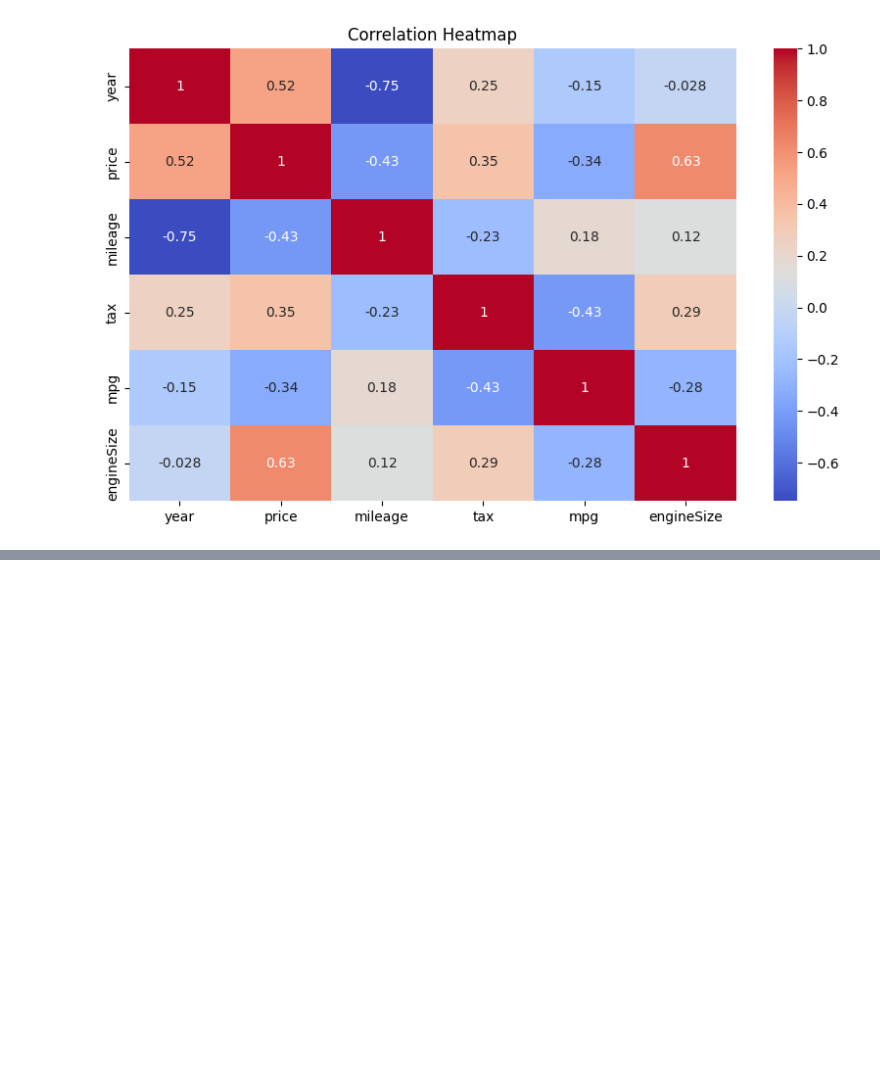
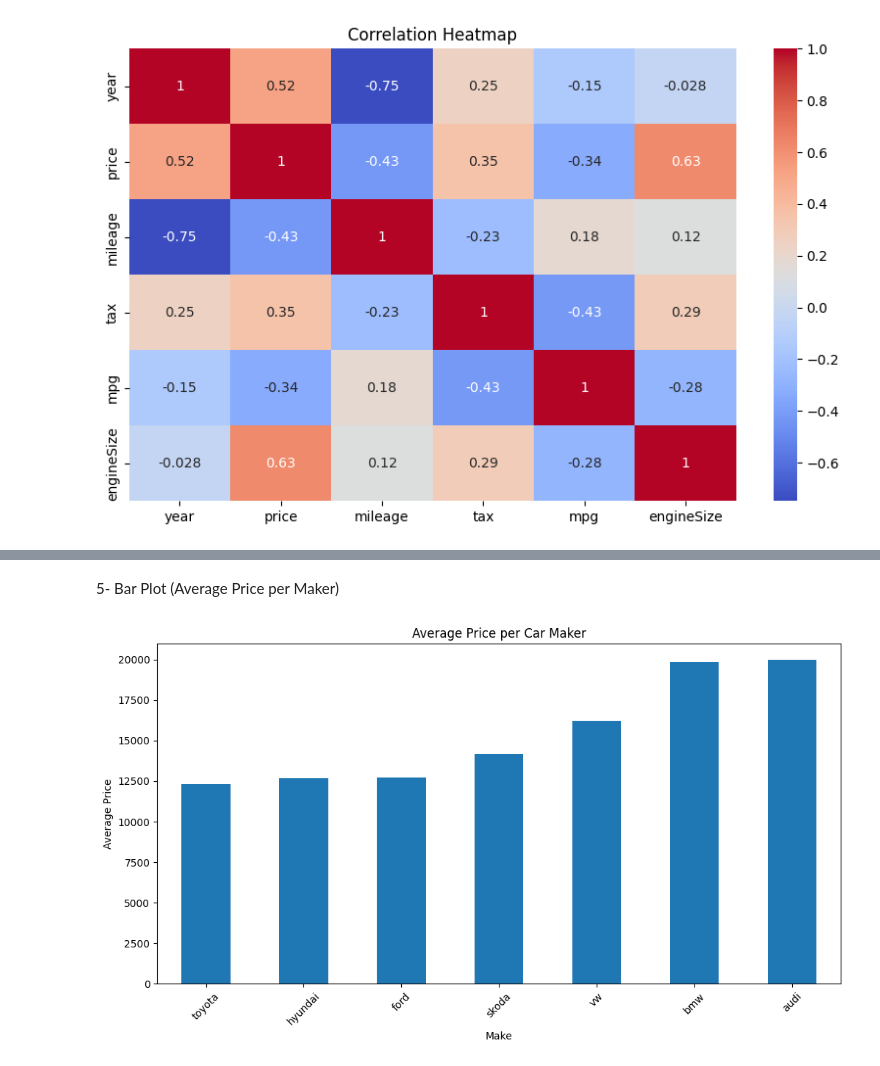
Before and after one commit to Farahhamza56/Assignment1_ML, a Jupyter notebook: Notebook/Car_Price_Project.ipynb, the cells around one changed output, grey strips where cells are left out. Cells and saved outputs as stored; diff of their text form; code cells hidden in the pictures; blank space fills up the shorter version.

Commit message:
visualization

```diff
--- a/Notebook/Car_Price_Project.ipynb
+++ b/Notebook/Car_Price_Project.ipynb
@@ -393,3 +395,5 @@ plt.show()
+# %%
+df_vis = train_clean.copy()
 # %% [markdown]
 **step 3 : Encoding Categorical columns**
 # %%
@@ -1045,0 +1062,16 @@ plt.show()
+# %% [markdown]
+5- Bar Plot (Average Price per Maker)
+# %%
+avg_price = df_vis.groupby('Make')['price'].mean().sort_values()
+
+plt.figure(figsize=(12,6))
+
+avg_price.plot(kind='bar')
+
+plt.title('Average Price per Car Maker')
+plt.ylabel('Average Price')
+plt.xticks(rotation=45)
+
+plt.show()
+# %% [output]
+[figure, added]
```
Also changed, not shown: parts of 11 cells of this notebook.
